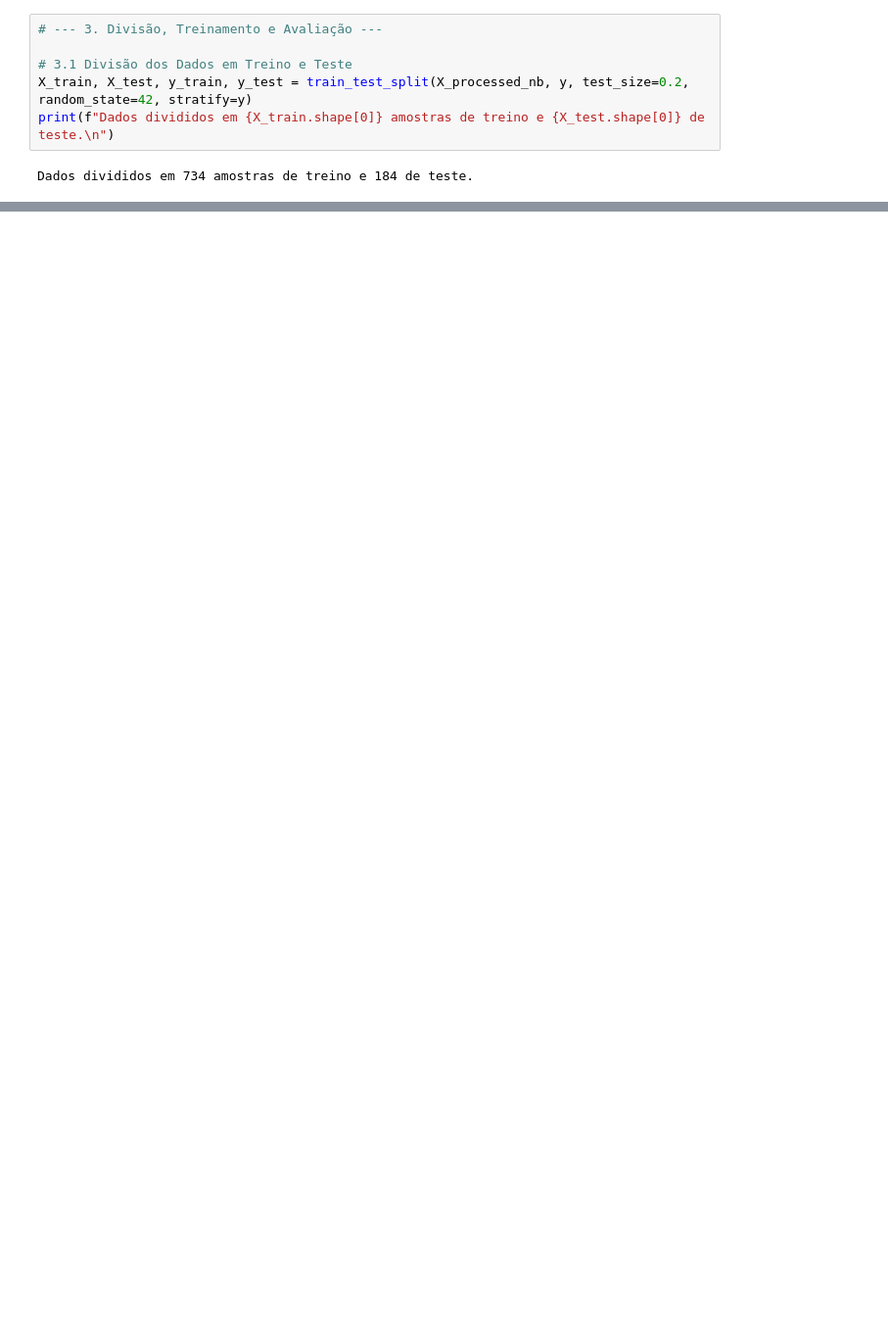
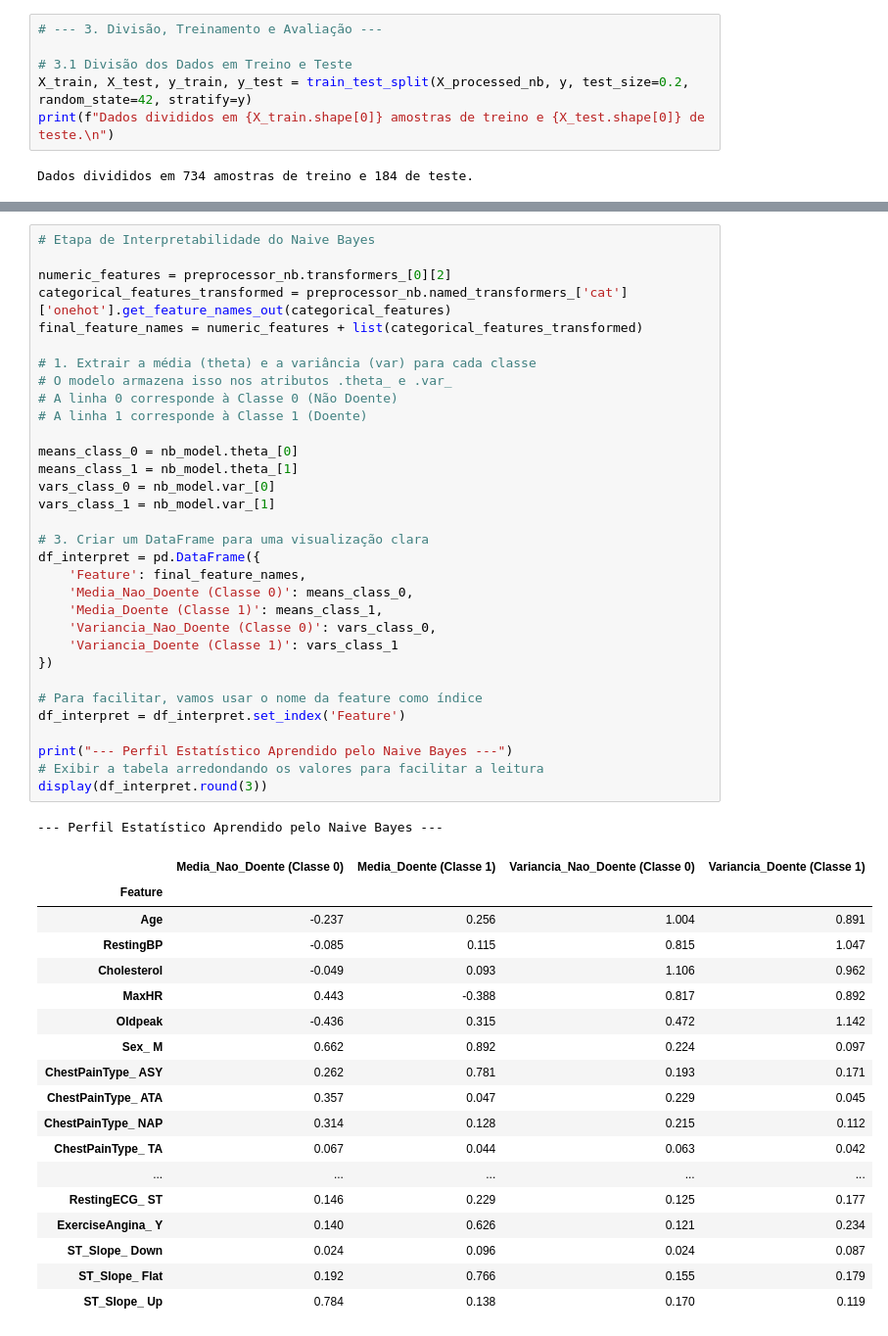
Before and after one commit to ArthurFachel/TRAB-AM-01, a Jupyter notebook: naiveBayes.ipynb, the cells around one changed output, grey strips where cells are left out. Shown: that part at 98% size. Cells and saved outputs as stored; diff of their text form; blank space fills up the shorter version.

```diff
--- a/naiveBayes.ipynb
+++ b/naiveBayes.ipynb
@@ -118,0 +117,52 @@ plt.show()
+# %%
+# Etapa de Interpretabilidade do Naive Bayes
+
+numeric_features = preprocessor_nb.transformers_[0][2]
+categorical_features_transformed = preprocessor_nb.named_transformers_['cat']['onehot'].get_feature_names_out(categorical_features)
+final_feature_names = numeric_features + list(categorical_features_transformed)
+
+# 1. Extrair a média (theta) e a variância (var) para cada classe
+# O modelo armazena isso nos atributos .theta_ e .var_
+# A linha 0 corresponde à Classe 0 (Não Doente)
+# A linha 1 corresponde à Classe 1 (Doente)
+
+means_class_0 = nb_model.theta_[0]
+means_class_1 = nb_model.theta_[1]
+vars_class_0 = nb_model.var_[0]
+vars_class_1 = nb_model.var_[1]
+
+# 3. Criar um DataFrame para uma visualização clara
+df_interpret = pd.DataFrame({
+    'Feature': final_feature_names,
+    'Media_Nao_Doente (Classe 0)': means_class_0,
+    'Media_Doente (Classe 1)': means_class_1,
+    'Variancia_Nao_Doente (Classe 0)': vars_class_0,
+    'Variancia_Doente (Classe 1)': vars_class_1
+})
+
+# Para facilitar, vamos usar o nome da feature como índice
+df_interpret = df_interpret.set_index('Feature')
+
+print("--- Perfil Estatístico Aprendido pelo Naive Bayes ---")
+# Exibir a tabela arredondando os valores para facilitar a leitura
+display(df_interpret.round(3))
+# %% [output]
+--- Perfil Estatístico Aprendido pelo Naive Bayes ---
+|  | Media_Nao_Doente (Classe 0) | Media_Doente (Classe 1) | Variancia_Nao_Doente (Classe 0) | Variancia_Doente (Classe 1) |
+| Feature |  |  |  |  |
+| Age | -0.237 | 0.256 | 1.004 | 0.891 |
+| RestingBP | -0.085 | 0.115 | 0.815 | 1.047 |
+| Cholesterol | -0.049 | 0.093 | 1.106 | 0.962 |
+| MaxHR | 0.443 | -0.388 | 0.817 | 0.892 |
+| Oldpeak | -0.436 | 0.315 | 0.472 | 1.142 |
+| Sex_ M | 0.662 | 0.892 | 0.224 | 0.097 |
+| ChestPainType_ ASY | 0.262 | 0.781 | 0.193 | 0.171 |
+| ChestPainType_ ATA | 0.357 | 0.047 | 0.229 | 0.045 |
+| ChestPainType_ NAP | 0.314 | 0.128 | 0.215 | 0.112 |
+| ChestPainType_ TA | 0.067 | 0.044 | 0.063 | 0.042 |
+| ... | ... | ... | ... | ... |
+| RestingECG_ ST | 0.146 | 0.229 | 0.125 | 0.177 |
+| ExerciseAngina_ Y | 0.140 | 0.626 | 0.121 | 0.234 |
+| ST_Slope_ Down | 0.024 | 0.096 | 0.024 | 0.087 |
+| ST_Slope_ Flat | 0.192 | 0.766 | 0.155 | 0.179 |
+| ST_Slope_ Up | 0.784 | 0.138 | 0.170 | 0.119 |
```
Also changed, not shown: parts of 5 cells of this notebook, 1 other file.
